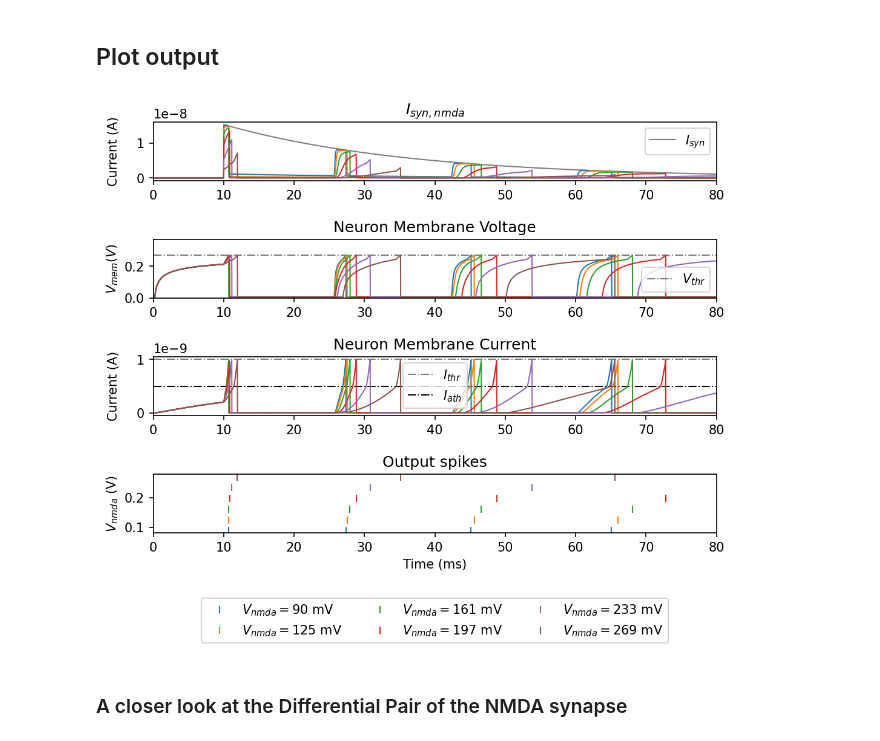
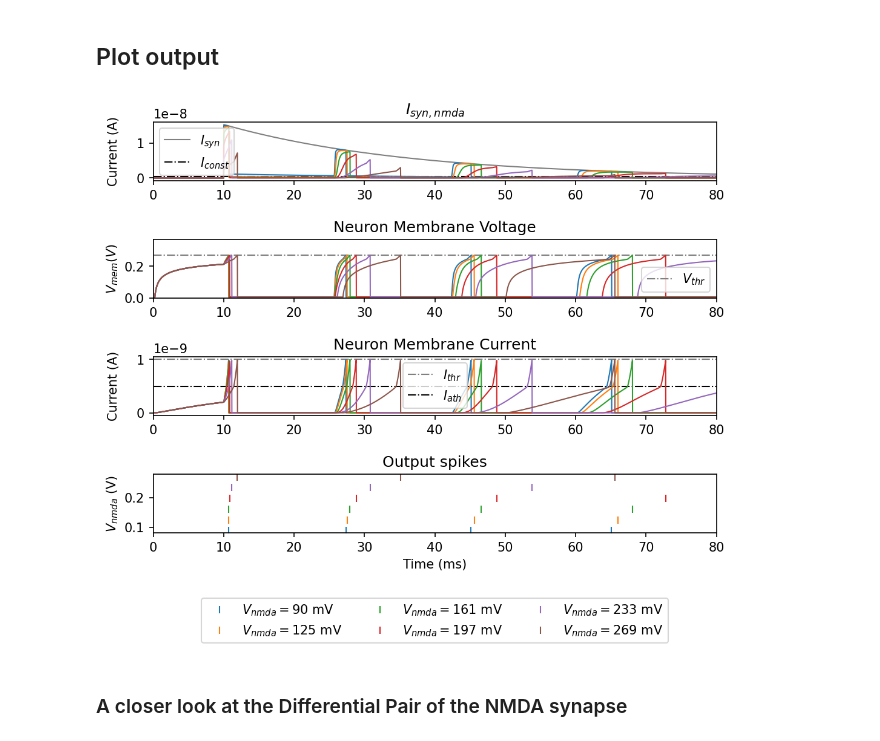
Before and after one commit to YigitDemirag/dynapse-simulator, a Jupyter notebook: part4.ipynb, the cells around one changed output. Drawn from its saved outputs; the diff is of its cells as text; code cells hidden in the pictures.

```diff
--- a/part4.ipynb
+++ b/part4.ipynb
@@ -106,9 +106,9 @@ DPI_NMDA_synapse.weight = 1000
 # Monitors
 mon_neuron_input_nmda  = SpikeMonitor(input_spike_generator_nmda, name='mon_neuron_input_nmda')
 mon_synapse_nmda  = StateMonitor(DPI_NMDA_synapse, 'I_syn_nmda', record=[0])
+mon_neuron_I_syn_nmda  = StateMonitor(DPI_NMDA_synapse, 'I_syn_nmda_dp', record=True)
 mon_neuron_state  = StateMonitor(DPI_neuron, 'Imem', record=True)
 mon_neuron_vmem  = StateMonitor(DPI_neuron, 'Vmem', record=True)
-mon_neuron_I_syn_nmda  = StateMonitor(DPI_neuron, 'I_syn_nmda_dp', record=True)
 mon_neuron_output = SpikeMonitor(DPI_neuron, name='mon_neuron_output')
 
 #Add every instance we created to Brian network, so it will include them in the simulation
@@ -167,6 +167,7 @@ plt.subplots_adjust(hspace=1)
 plt.subplot(411)
 s = int(1*ms / defaultclock.dt)
 plt.plot(mon_neuron_state.t/ms, mon_synapse_nmda.I_syn_nmda[0], linewidth=1, label='$I_{syn}$', color='grey')
+plt.hlines(y=dynapse_param['Iconst'], xmin=0, xmax=duration/ms, color='k', linestyles='-.', linewidth=1, label='$I_{const}$')
 plt.legend()
 for vnmda in range_nmda:
     plt.plot(inmda[vnmda][0], inmda[vnmda][1], linewidth=1)
@@ -184,34 +185,34 @@ for vnmda in range_nmda:
 plt.title('Neuron Membrane Voltage')
 plt.ylabel('$V_{mem} (V)$')
 plt.xlim(0, duration/ms)
 
 
 plt.subplot(413)
 plt.hlines(y=dynapse_param['Ispkthr']*1e-9/nA, xmin=0, xmax=duration/ms, color='grey', linestyles='-.', linewidth=1)
 plt.hlines(y=dynapse_param['Iath']*1e-9/nA, xmin=0, xmax=duration/ms, color='k', linestyles='-.', linewidth=1)
 plt.legend(['$I_{thr}$', '$I_{ath}$'])
 for vnmda in range_nmda:
     p = plt.plot(imem[vnmda][0], imem[vnmda][1], linewidth=1)
 plt.title('Neuron Membrane Current')
 plt.ylabel('Current (A)')
 plt.xlim(0, duration/ms)
 ylim = plt.ylim()
 
 
 plt.subplot(414)
 for vnmda in range_nmda:
     spike_times = out_spikes[vnmda]
     plt.plot(spike_times, [vnmda*mV]*len(spike_times), '|', label='$V_{nmda}=$'+str(vnmda)+' mV')
 plt.xlim(0, duration/ms)
 plt.title('Output spikes')
 plt.ylabel('$V_{nmda}$ (V)')
 plt.xlabel('Time (ms)')
 plt.legend(loc='upper center', ncol=3, bbox_to_anchor=(0.5, -1))
 
 f.align_ylabels()
 f.savefig(path_to_fig+'/part4_NMDA.pdf')
 # %% [output]
-[figure, old version]
+[figure, new version]
 # %% [markdown]
 ### A closer look at the Differential Pair of the NMDA synapse
 # %% [markdown]
```
Also changed, not shown: parts of 1 cell of this notebook.
